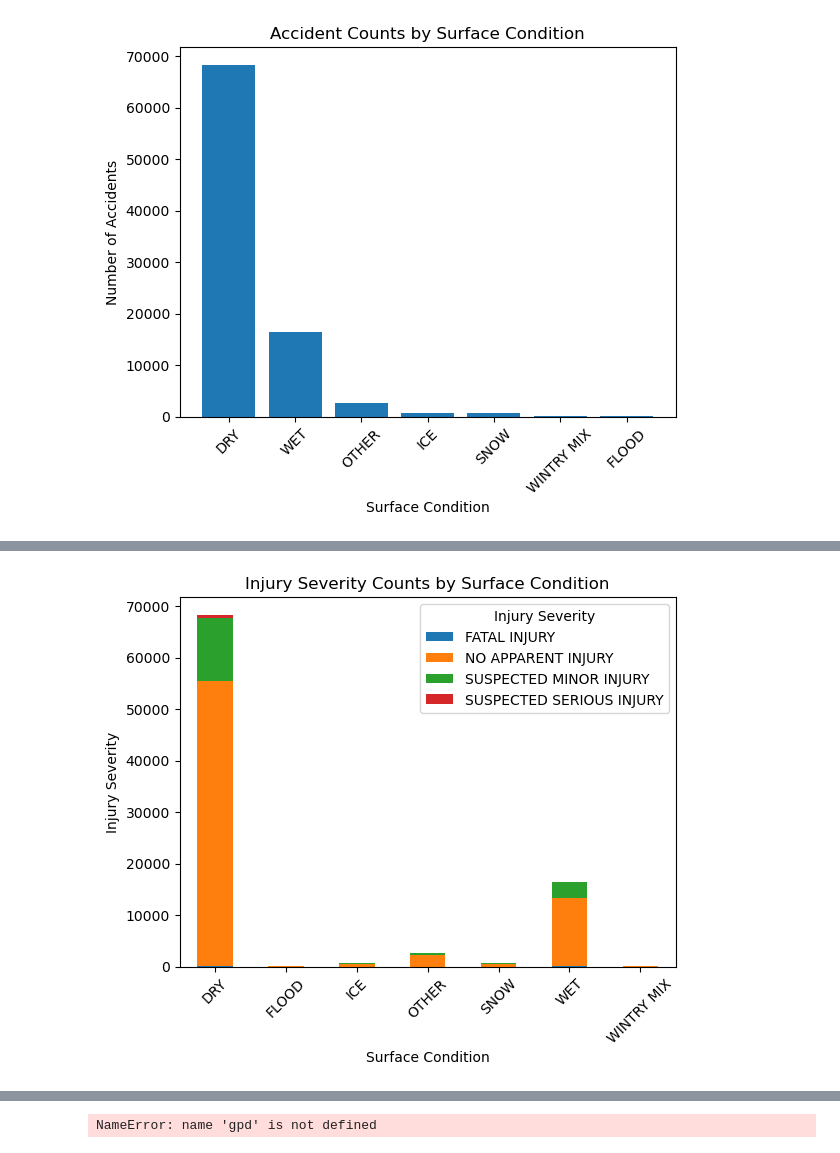
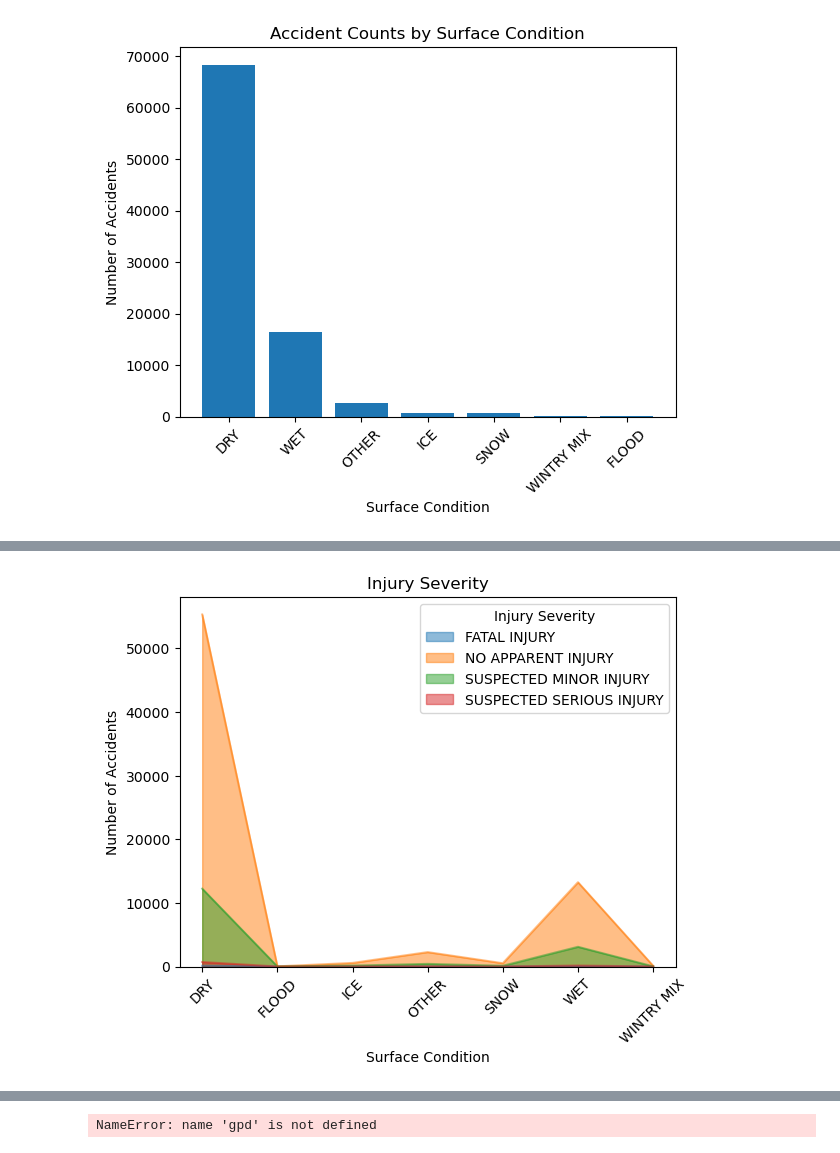
Before and after one commit to Brian-Hansen-Turton/module-9-project, a Jupyter notebook: Code/crashData.ipynb, the cells around one changed output, grey strips where cells are left out. Cells and saved outputs as stored; diff of their text form; code cells hidden in the pictures.

Commit message:
Surface Conditions Visuals

```diff
--- a/Code/crashData.ipynb
+++ b/Code/crashData.ipynb
@@ -237,14 +265,14 @@ plt.show()
 # %%
 # Injury Severity counts by surface condition
 injury_severity_counts = df_focused_crashes.groupby('Surface Condition')['Injury Severity'].value_counts().unstack()
 
 # Plot injury severity counts (transpose to get Surface Condition on x-axis)
-injury_severity_counts.plot(kind='bar', stacked=True)
+injury_severity_counts.plot(kind='area', stacked=False)
 plt.xlabel('Surface Condition')
-plt.ylabel('Injury Severity')
-plt.title('Injury Severity Counts by Surface Condition')
+plt.ylabel('Number of Accidents')
+plt.title('Injury Severity')
 plt.xticks(rotation=45)
 plt.legend(title='Injury Severity')
 plt.show()
 # %% [output]
-[figure, old version]
+[figure, new version]
```
Also changed, not shown: parts of 13 cells of this notebook.
